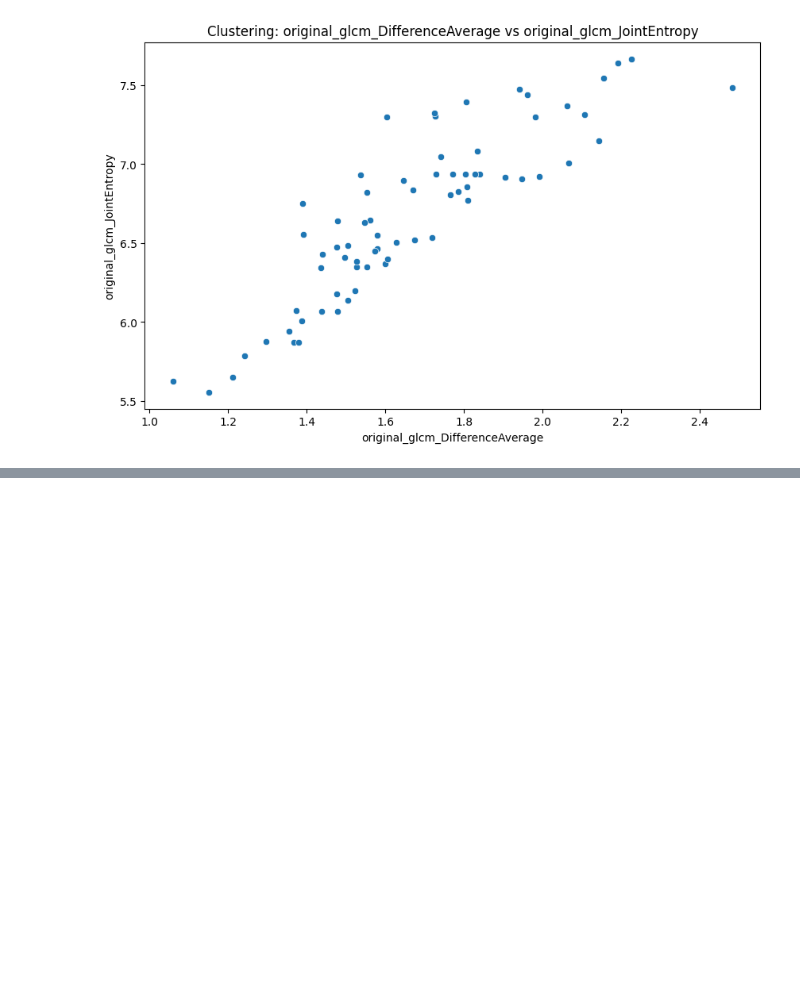
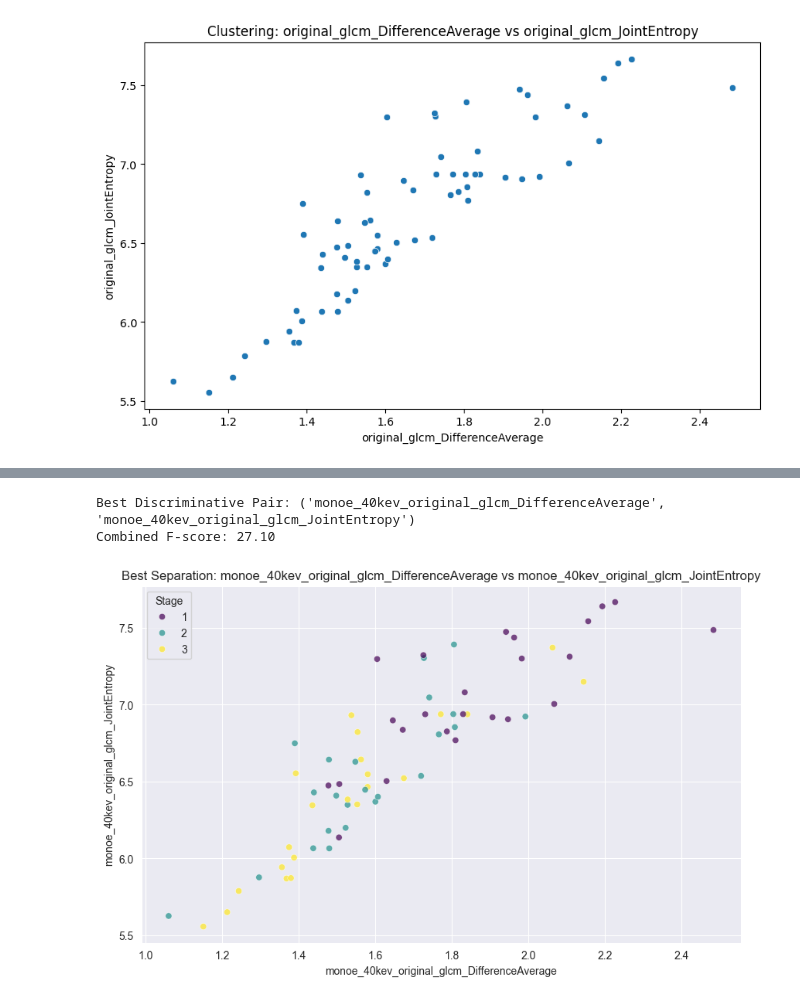
Before and after one commit to lukas1110/Analysis-of-multiple-myelomas-from-dual-CT, a Jupyter notebook: spine_level/clustering.ipynb, the cells around one changed output, grey strips where cells are left out. Saved outputs shown, nothing was run; the diff lists cells and outputs as text; code cells hidden in the pictures; blank space fills up the shorter version.

```diff
--- a/spine_level/clustering.ipynb
+++ b/spine_level/clustering.ipynb
@@ -284,0 +319,18 @@ plt.show()
+# %%
+import pandas as pd
+from functools import reduce
+
+id_col = 'patient'
+combined_df_list = []
+
+for dataset_name, df in merged_lesions_csv(r"E:\DATA_Myelomy").items():
+    numeric_cols = df.select_dtypes(include=['number']).columns.tolist()
+
+    cols_to_keep = [id_col] + [c for c in numeric_cols if c != id_col]
+    temp_df = df[cols_to_keep].copy()
+    temp_df = temp_df.rename(columns={c: f"{dataset_name}_{c}" for c in numeric_cols if c != id_col})
+
+    combined_df_list.append(temp_df)
+
+combined_df = reduce(lambda left, right: pd.merge(left, right, on=id_col, how='outer'), combined_df_list)
+combined_df
@@ -284,0 +351,34 @@ plt.show()
+# %%
+clinical_df = pd.read_csv(r"E:\Clinical_data\Table_clinical_data.csv", encoding="cp1252")
+clinical_df['Stage'] = clinical_df['ISS classification'].replace({'Stage 1': 1, 'Stage 2': 2, 'Stage 3': 3})
+
+df = pd.merge(clinical_df[['Patient ID', 'Stage']], combined_df, left_on='Patient ID', right_on='patient', how='left')
+df_final = df.dropna(subset=['Stage']).drop(columns=['patient'])
+
+X = df_final.select_dtypes(include=['number']).drop(columns=['Stage'], errors='ignore')
+y = df_final['Stage']
+features = X.columns.tolist()
+
+f_values, _ = f_classif(X.fillna(0), y)
+feature_f_map = dict(zip(features, f_values))
+
+best_score = -1
+best_pair = None
+
+for feat1, feat2 in combinations(features, 2):
+    current_score = feature_f_map[feat1] + feature_f_map[feat2]
+    if current_score > best_score:
+        best_score = current_score
+        best_pair = (feat1, feat2)
+
+print(f"Best Discriminative Pair: {best_pair}")
+print(f"Combined F-score: {best_score:.2f}")
+
+plt.figure(figsize=(10, 6))
+sns.scatterplot(data=df_final, x=best_pair[0], y=best_pair[1], hue='Stage', palette='viridis', alpha=0.7)
+plt.title(f"Best Separation: {best_pair[0]} vs {best_pair[1]}")
+plt.show()
+# %% [output]
+Best Discriminative Pair: ('monoe_40kev_original_glcm_DifferenceAverage', 'monoe_40kev_original_glcm_JointEntropy')
+Combined F-score: 27.10
+[figure, added]
```
Also changed, not shown: parts of 8 cells of this notebook.
